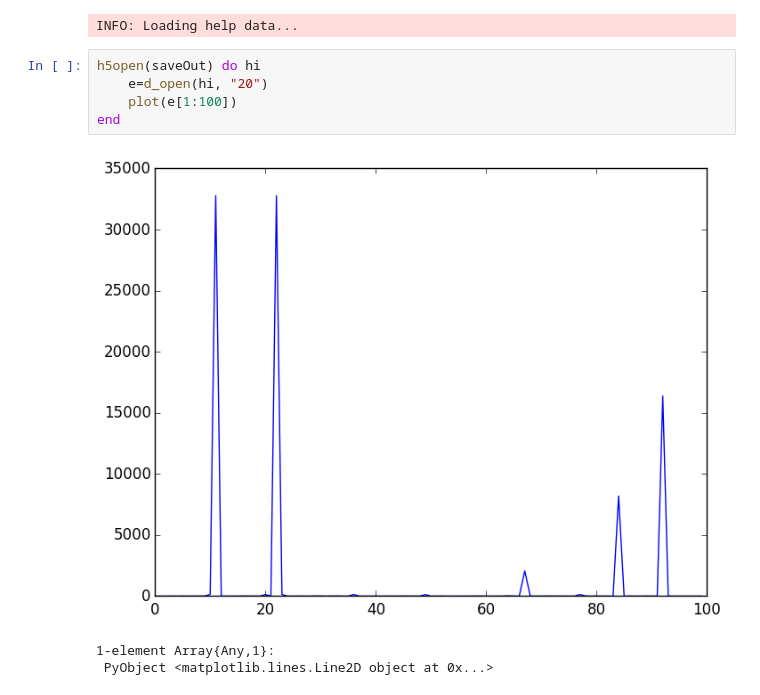
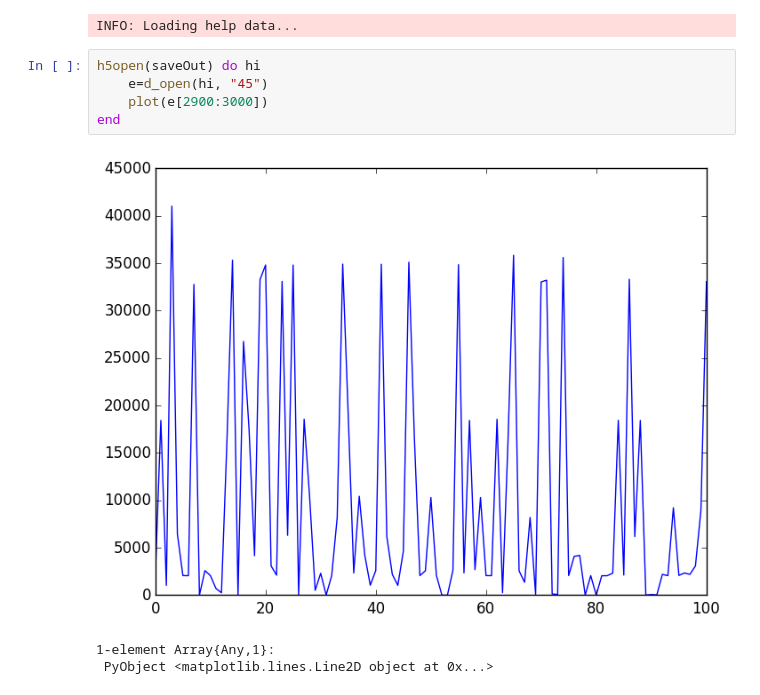
Before and after one commit to paulmthompson/Intan.jl, a Jupyter notebook: Load_intan.ipynb, the cells around one changed output. Drawn from its saved outputs; the diff is of its cells as text.

```diff
--- a/Load_intan.ipynb
+++ b/Load_intan.ipynb
@@ -119,10 +129,10 @@ using PyPlot
 INFO: Loading help data...
 # %%
 h5open(saveOut) do hi
-    e=d_open(hi, "20")
-    plot(e[1:100])
+    e=d_open(hi, "45")
+    plot(e[2900:3000])
 end
 # %% [output]
-[figure, old version]
+[figure, new version]
 1-element Array{Any,1}:
  PyObject <matplotlib.lines.Line2D object at 0x...>
```
Also changed, not shown: parts of 9 cells of this notebook, 3 other files.
